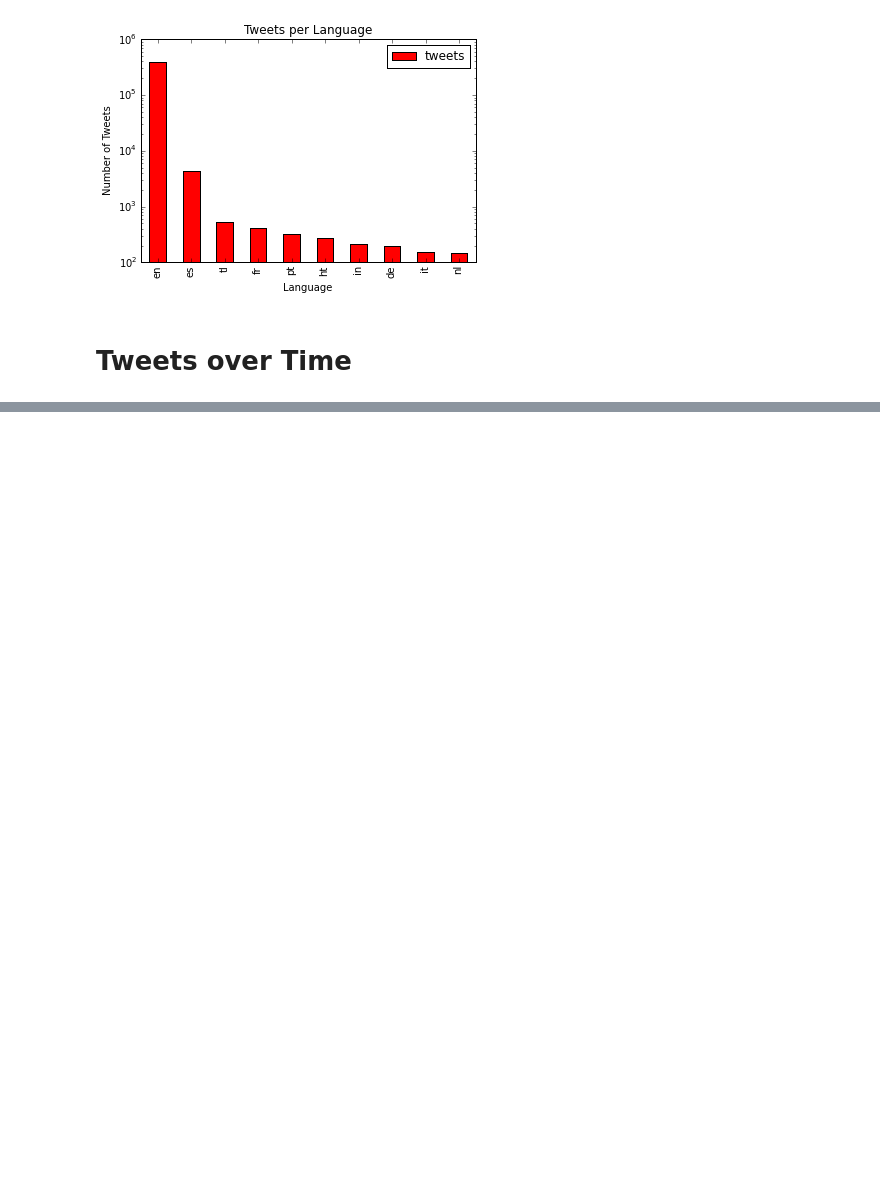
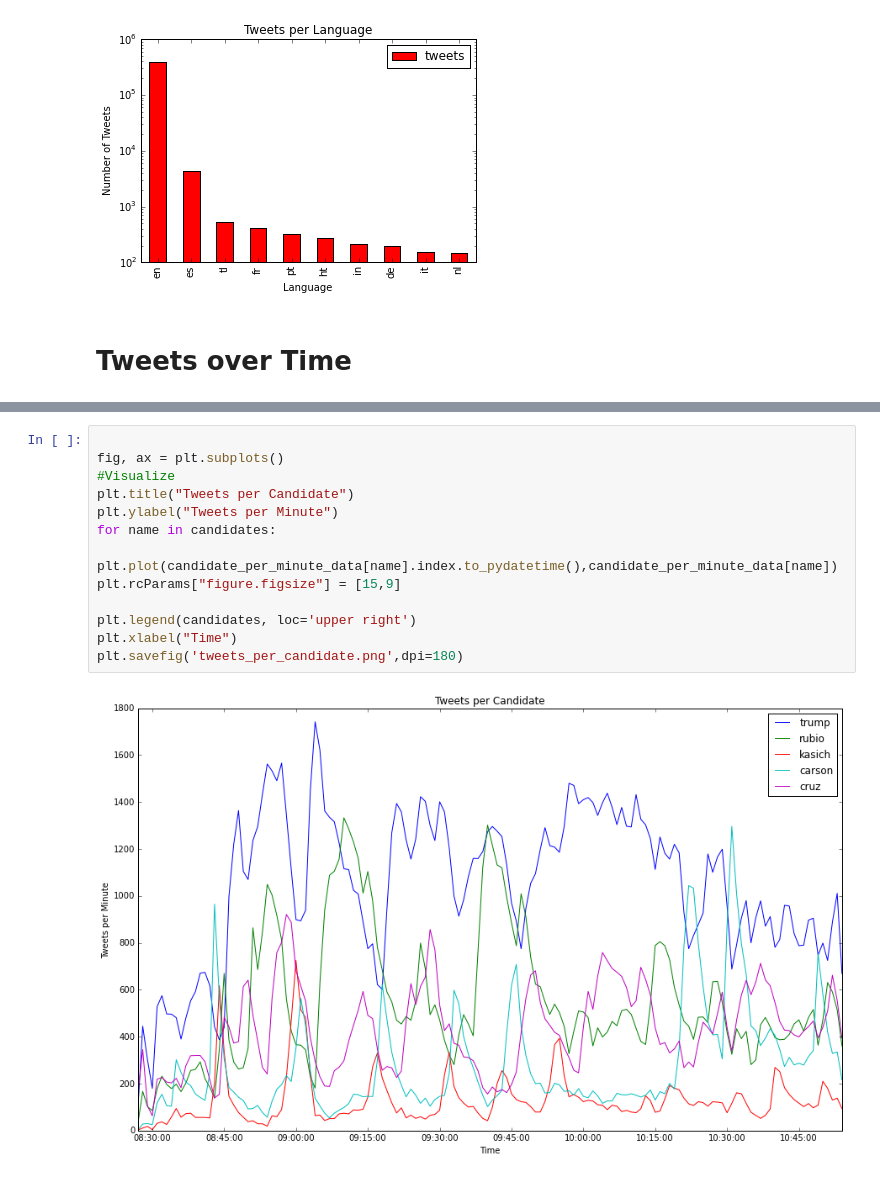
Before and after one commit to bcongdon/Data-Science-Projects, a Jupyter notebook: Debate Analytics.ipynb, the cells around one changed output, grey strips where cells are left out. Saved outputs shown, nothing was run; the diff lists cells and outputs as text; blank space fills up the shorter version.

```diff
--- a/Debate Analytics.ipynb
+++ b/Debate Analytics.ipynb
@@ -62,0 +87,15 @@ plt.savefig('tweets_over_time.png',dpi=180)
+# %%
+
+fig, ax = plt.subplots()
+#Visualize
+plt.title("Tweets per Candidate")
+plt.ylabel("Tweets per Minute")
+for name in candidates:
+    plt.plot(candidate_per_minute_data[name].index.to_pydatetime(),candidate_per_minute_data[name])
+plt.rcParams["figure.figsize"] = [15,9]
+
+plt.legend(candidates, loc='upper right')
+plt.xlabel("Time")
+plt.savefig('tweets_per_candidate.png',dpi=180)
+# %% [output]
+[figure, added]
```
Also changed, not shown: parts of 8 cells of this notebook, 3 other files.
